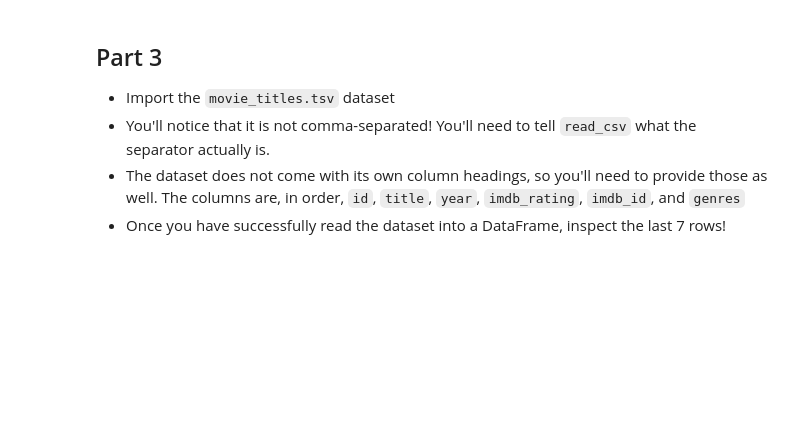
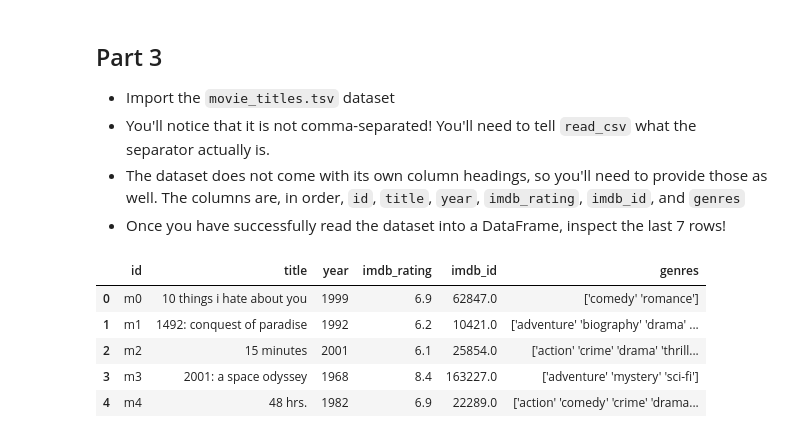
Before and after one commit to souravdev-eng/data-analysis-and-visualization, a Jupyter notebook: EXERCISE_02_Dataframe_Basics.ipynb, the cells around one changed output. Drawn from its saved outputs; the diff is of its cells as text; code cells hidden in the pictures; blank space fills up the shorter version.

```diff
--- a/EXERCISE_02_Dataframe_Basics.ipynb
+++ b/EXERCISE_02_Dataframe_Basics.ipynb
@@ -101,3 +129,15 @@ best_seller.isnull()
 * You'll notice that it is not comma-separated! You'll need to tell `read_csv` what the separator actually is.
 * The dataset does not come with its own column headings, so you'll need to provide those as well.  The columns are, in order, `id`, `title`, `year`, `imdb_rating`, `imdb_id`, and `genres`
 * Once you have successfully read the dataset into a DataFrame, inspect the last 7 rows!
+# %%
+names =["id", "title", "year", "imdb_rating", "imdb_id", "genres"]
+
+movie = pd.read_csv("data/movie_titles.tsv", sep='\t', names=names)
+movie.head()
+# %% [output]
+|  | id | title | year | imdb_rating | imdb_id | genres |
+| 0 | m0 | 10 things i hate about you | 1999 | 6.9 | 62847.0 | ['comedy' 'romance'] |
+| 1 | m1 | 1492: conquest of paradise | 1992 | 6.2 | 10421.0 | ['adventure' 'biography' 'drama' ... |
+| 2 | m2 | 15 minutes | 2001 | 6.1 | 25854.0 | ['action' 'crime' 'drama' 'thrill... |
+| 3 | m3 | 2001: a space odyssey | 1968 | 8.4 | 163227.0 | ['adventure' 'mystery' 'sci-fi'] |
+| 4 | m4 | 48 hrs. | 1982 | 6.9 | 22289.0 | ['action' 'comedy' 'crime' 'drama... |
```
Also changed, not shown: parts of 2 cells of this notebook.
